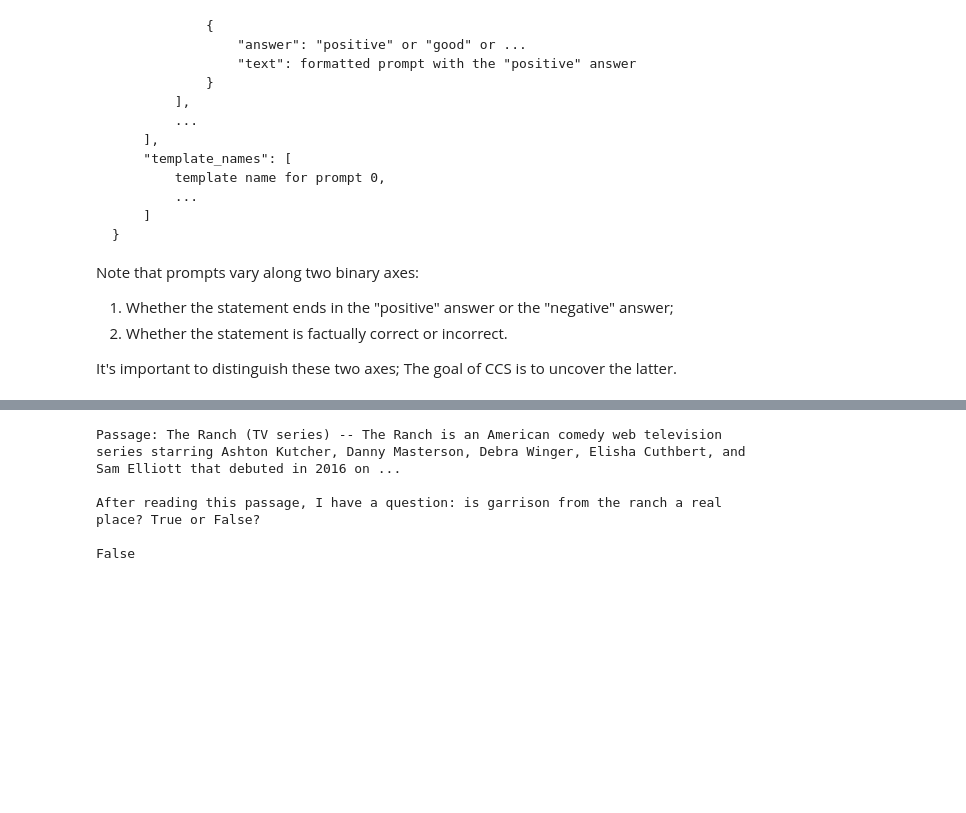
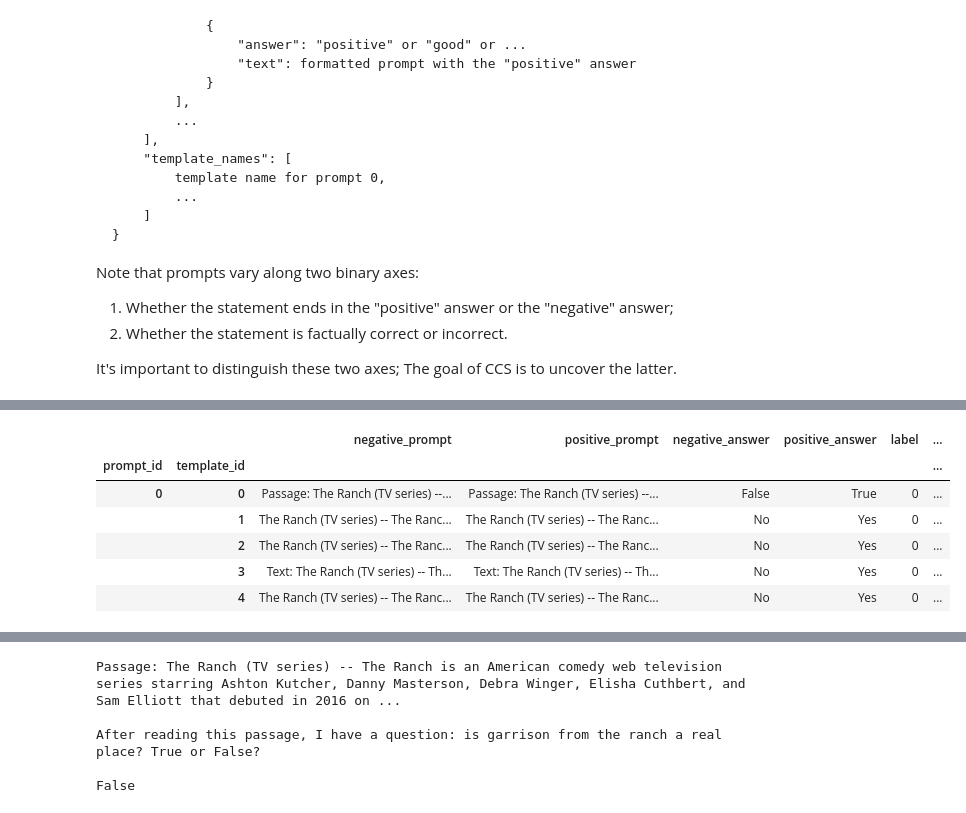
Before and after one commit to adzcai/elk-experiments, a Jupyter notebook: Exploration.ipynb, the cells around one changed output, grey strips where cells are left out. Saved outputs shown, nothing was run; the diff lists cells and outputs as text; code cells hidden in the pictures; blank space fills up the shorter version.

Commit message:
allow plotting of multiple datasets

```diff
--- a/Exploration.ipynb
+++ b/Exploration.ipynb
@@ -58,6 +58,8 @@ use_data_dir = True
 if use_data_dir:
     data_path.mkdir(parents=True, exist_ok=True)
     os.environ["HF_HOME"] = data_path.as_posix()
+# %%
+datasets = ["super_glue boolq", "imdb"]
 # %% [markdown]
 Here we elicit latent knowledge from the [Pythia](https://github.com/EleutherAI/pythia) model family from EleutherAI.
 We used the _non-deduplicated_ version of the models as of 17 April 2023. We use the 1B and 1.4B parameter models.
@@ -148,8 +150,10 @@ import pandas as pd
 n_prompts = 12
 batch_range = torch.arange(n_prompts)
 
-dataset = "super_glue boolq"
-
-prompt_dataset = load_prompts(dataset, split_type="val")
-prompt_dataset = list(itertools.islice(prompt_dataset, n_prompts))
+prompt_datasets = dict()
+for dataset in datasets:
+    prompt_dataset = load_prompts(dataset, split_type="val")
+    prompt_dataset = list(itertools.islice(prompt_dataset, n_prompts))
+    prompt_datasets[dataset] = prompt_dataset
+    del prompt_dataset
 # %% [output]
@@ -225,0 +232,10 @@ df.head()
+# %%
+dfs["super_glue boolq"].head()
+# %% [output]
+|  |  | negative_prompt | positive_prompt | negative_answer | positive_answer | label | ... |
+| prompt_id | template_id |  |  |  |  |  | ... |
+| 0 | 0 | Passage: The Ranch (TV series) --... | Passage: The Ranch (TV series) --... | False | True | 0 | ... |
+|  | 1 | The Ranch (TV series) -- The Ranc... | The Ranch (TV series) -- The Ranc... | No | Yes | 0 | ... |
+|  | 2 | The Ranch (TV series) -- The Ranc... | The Ranch (TV series) -- The Ranc... | No | Yes | 0 | ... |
+|  | 3 | Text: The Ranch (TV series) -- Th... | Text: The Ranch (TV series) -- Th... | No | Yes | 0 | ... |
+|  | 4 | The Ranch (TV series) -- The Ranc... | The Ranch (TV series) -- The Ranc... | No | Yes | 0 | ... |
```
Also changed, not shown: parts of 18 cells of this notebook, 4 other files.
